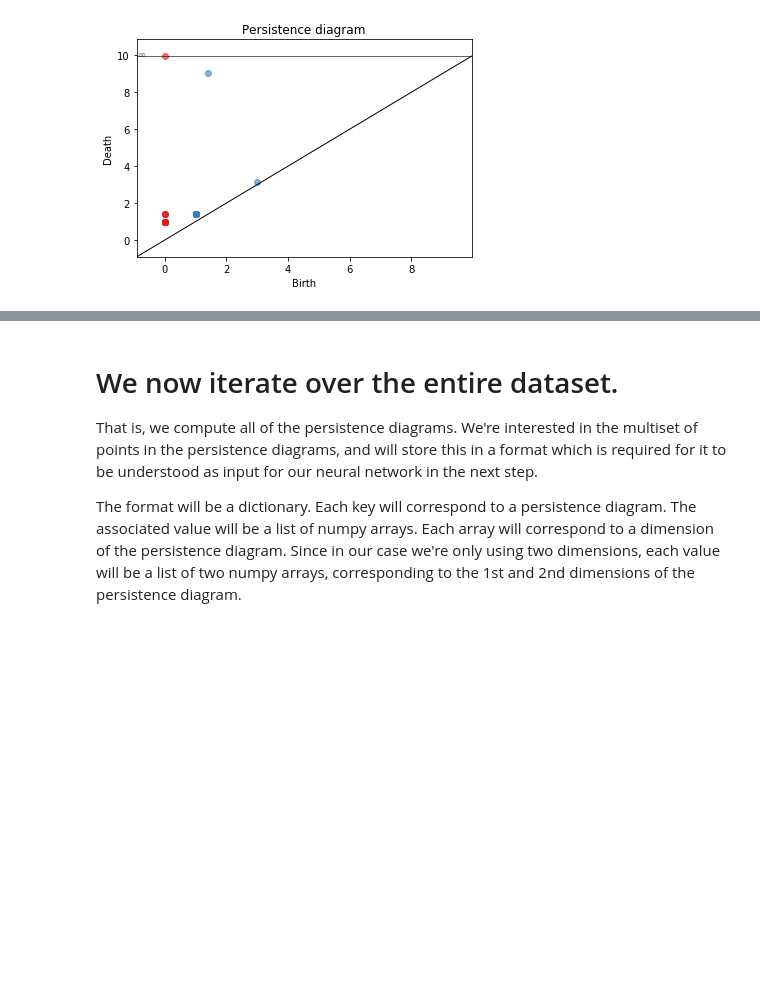
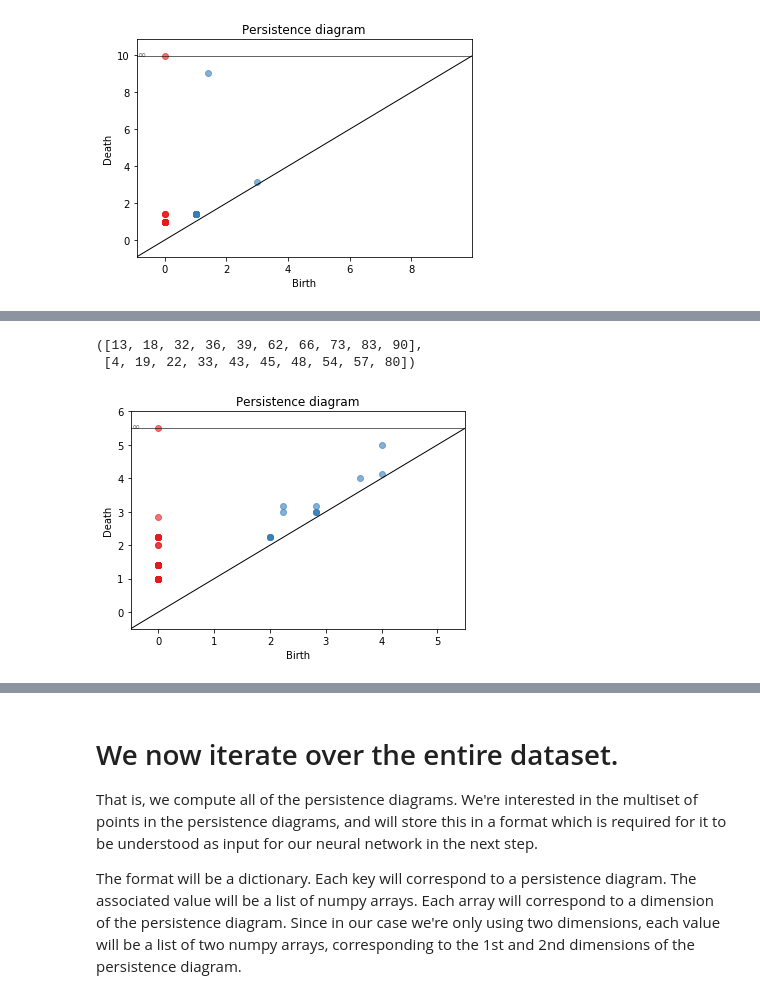
Before and after one commit to ltrujello/persistence_homology_of_MNIST, a Jupyter notebook: mnist_surfaces.ipynb, the cells around one changed output, grey strips where cells are left out. Cells and saved outputs as stored; diff of their text form; code cells hidden in the pictures; blank space fills up the shorter version.

Commit message:
added persistence diagrams

```diff
--- a/mnist_surfaces.ipynb
+++ b/mnist_surfaces.ipynb
@@ -385,0 +387,11 @@ diag = twoD_pers_diag(x,y, True)
+# %%
+mnist_six[:10], mnist_nine[:10]
+# %% [output]
+([13, 18, 32, 36, 39, 62, 66, 73, 83, 90],
+ [4, 19, 22, 33, 43, 45, 48, 54, 57, 80])
+# %%
+image = train_images[66]
+x, y = max_pixel(image)
+diag = twoD_pers_diag(x,y, True)
+# %% [output]
+[figure, added]
```
Also changed, not shown: parts of 14 cells of this notebook.
